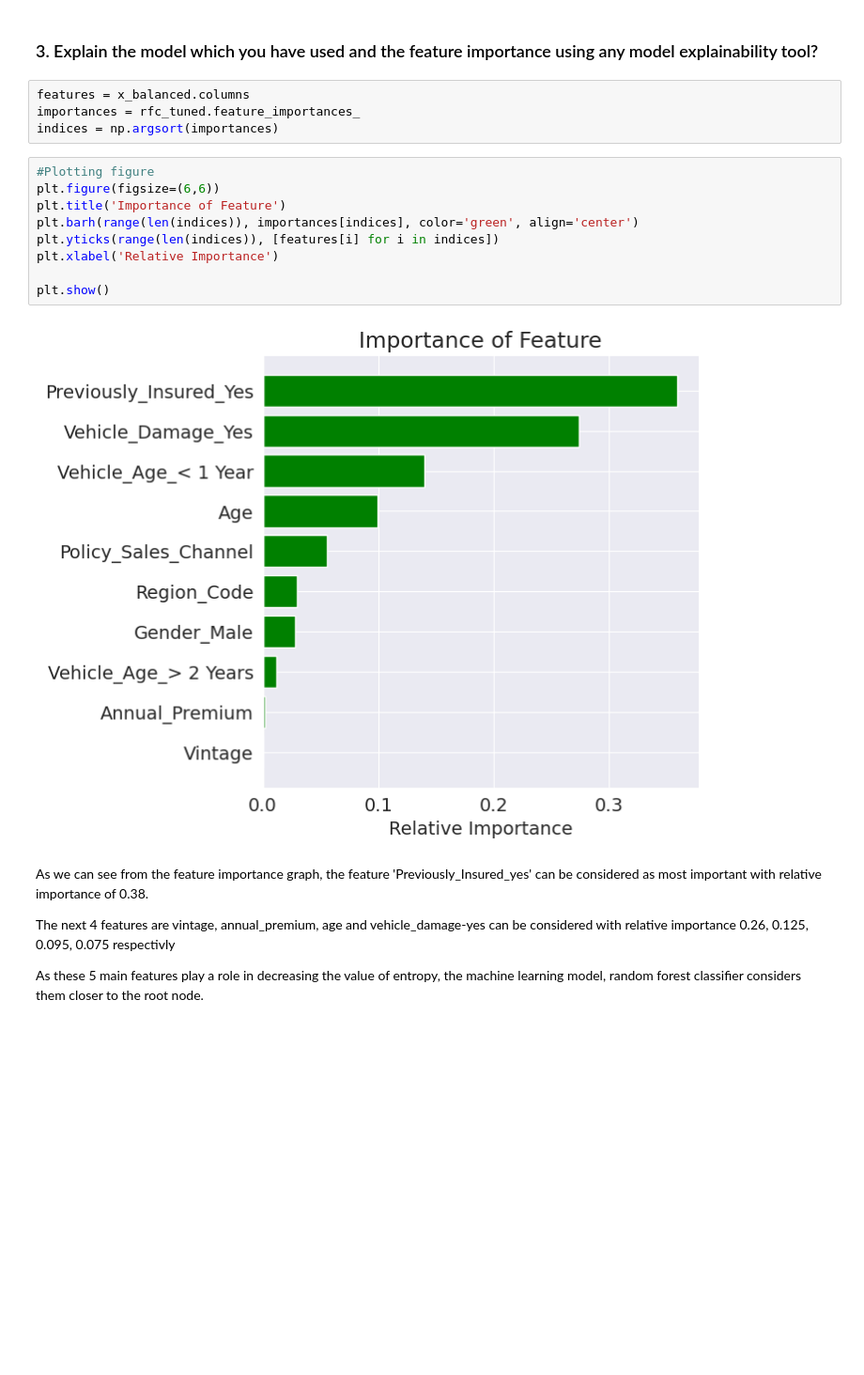
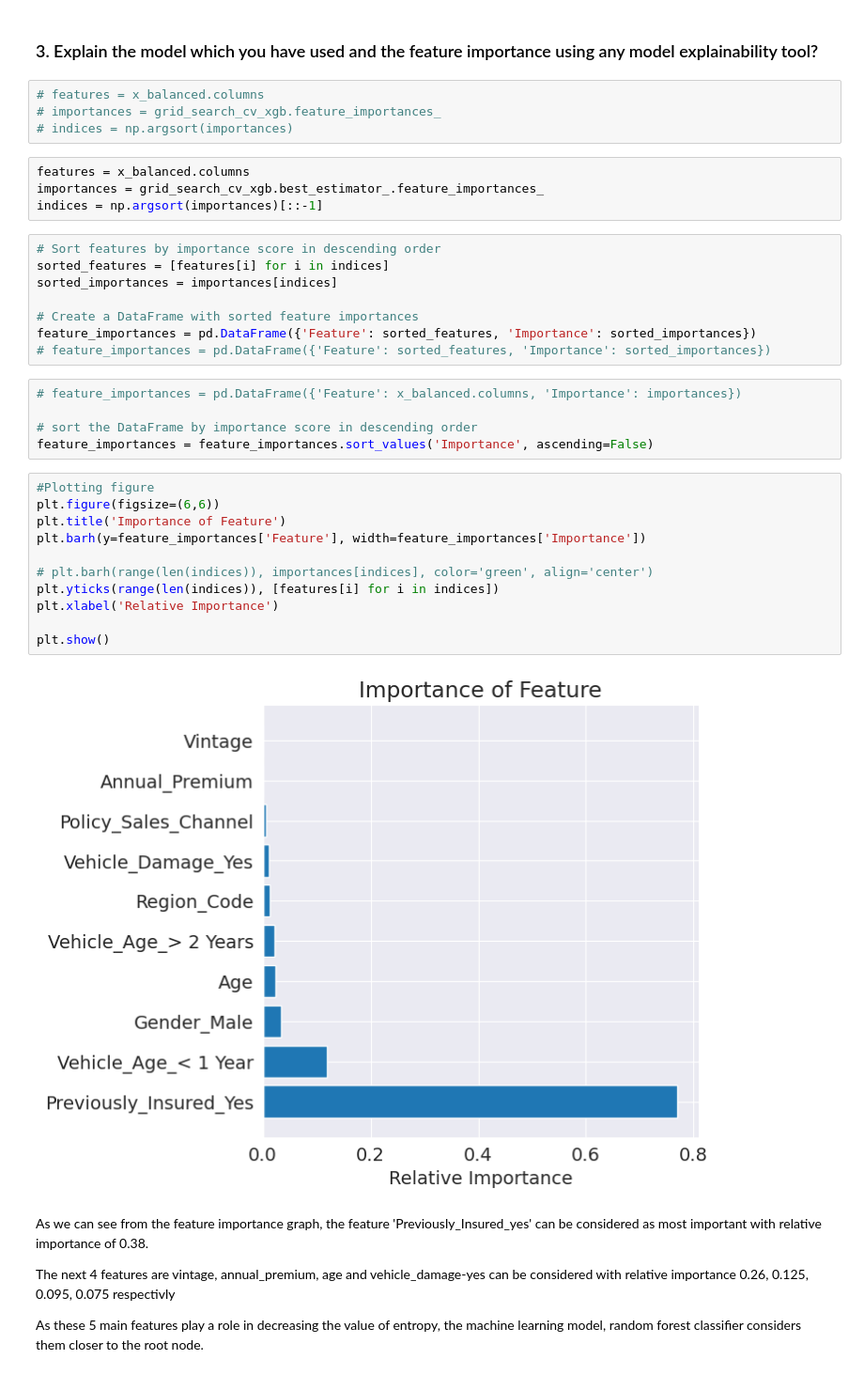
Before and after one commit to azizdafi/Health_Insurance_Cross_Sell_Prediciotn, a Jupyter notebook: Health_Submission_ML_classification_Sayed_Aziz_Ahmed.ipynb, the cells around one changed output. Shown at 94% size. Cells and saved outputs as stored; diff of their text form; blank space fills up the shorter version.

```diff
--- a/Health_Submission_ML_classification_Sayed_Aziz_Ahmed.ipynb
+++ b/Health_Submission_ML_classification_Sayed_Aziz_Ahmed.ipynb
@@ -1675,20 +1671,39 @@ Random forest classifier is better with f1 score 0.8870 (~ 0.89) and the precess
 # %% [markdown]
 ### 3. Explain the model which you have used and the feature importance using any model explainability tool?
+# %%
+# features = x_balanced.columns
+# importances = grid_search_cv_xgb.feature_importances_
+# indices = np.argsort(importances)
 # %%
 features = x_balanced.columns
-importances = rfc_tuned.feature_importances_
-indices = np.argsort(importances)
+importances = grid_search_cv_xgb.best_estimator_.feature_importances_
+indices = np.argsort(importances)[::-1]
+# %%
+# Sort features by importance score in descending order
+sorted_features = [features[i] for i in indices]
+sorted_importances = importances[indices]
+
+# Create a DataFrame with sorted feature importances
+feature_importances = pd.DataFrame({'Feature': sorted_features, 'Importance': sorted_importances})
+# feature_importances = pd.DataFrame({'Feature': sorted_features, 'Importance': sorted_importances})
+# %%
+# feature_importances = pd.DataFrame({'Feature': x_balanced.columns, 'Importance': importances})
+
+# sort the DataFrame by importance score in descending order
+feature_importances = feature_importances.sort_values('Importance', ascending=False)
 # %%
 #Plotting figure
 plt.figure(figsize=(6,6))
 plt.title('Importance of Feature')
-plt.barh(range(len(indices)), importances[indices], color='green', align='center')
+plt.barh(y=feature_importances['Feature'], width=feature_importances['Importance'])
+
+# plt.barh(range(len(indices)), importances[indices], color='green', align='center')
 plt.yticks(range(len(indices)), [features[i] for i in indices])
 plt.xlabel('Relative Importance')
 
 plt.show()
 # %% [output]
-[figure, old version]
+[figure, new version]
 # %% [markdown]
 As we can see from the feature importance graph, the feature 'Previously_Insured_yes' can be considered as most important with relative importance of 0.38.
 
```
Also changed, not shown: parts of 36 cells of this notebook.
